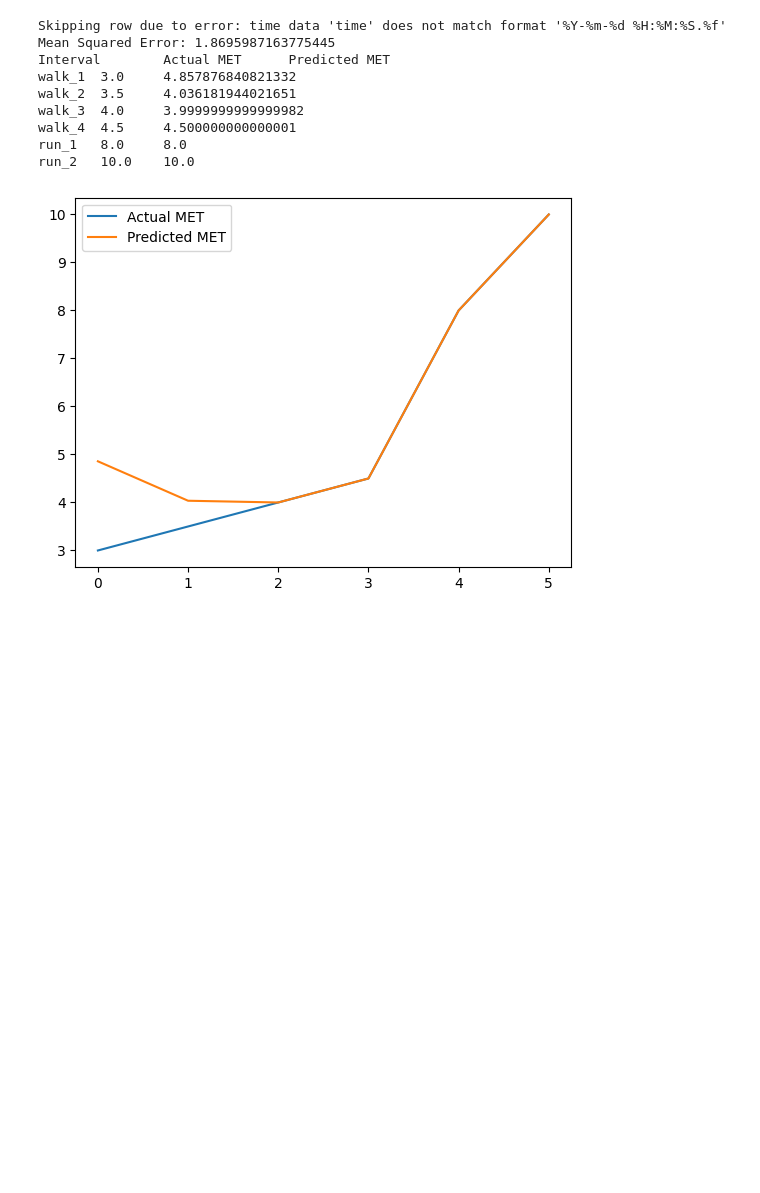
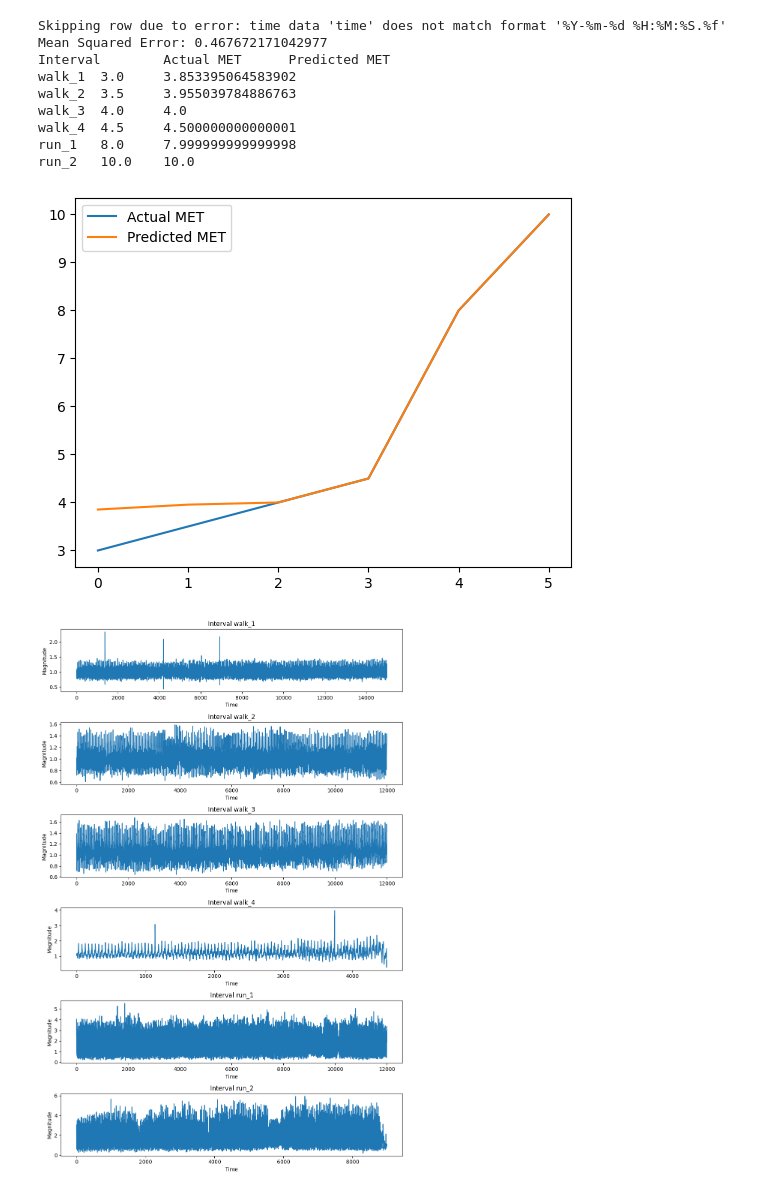
Before and after one commit to SrrHls/AX3_Analysis_M2_IDS_S9_AP, a Jupyter notebook: notebooks/data_process_final.ipynb, the cells around one changed output. Drawn from its saved outputs; the diff is of its cells as text; code cells hidden in the pictures; blank space fills up the shorter version.

Commit message:
Features plotting

```diff
--- a/notebooks/data_process_final.ipynb
+++ b/notebooks/data_process_final.ipynb
@@ -17,8 +17,9 @@ intervals = {
     'walk_3': {'times': ('15:49:00', '15:53:00'), 'MET': 4.0},
     'walk_4': {'times': ('15:54:30', '15:56:00'), 'MET': 4.5},
     'run_1': {'times': ('15:59:00', '16:03:00'), 'MET': 8.0},
-    'run_2': {'times': ('16:05:00', '16:10:00'), 'MET': 10.0}
-}
+        'run_2': {'times': ('16:06:30', '16:09:30'), 'MET': 10.0}
+    }
+
 
 # Convert time strings to datetime objects
 for key in intervals:
@@ -133,36 +134,86 @@ X_train, X_val, y_train, y_val = train_test_split(X, y, test_size=0.2, random_st
 
 # Train a linear regression model
 model = LinearRegression()
 model.fit(X_train, y_train)
 
 # Predict on the validation data
 y_pred = model.predict(X_val)
 
 # Evaluate the model's performance
 mse = mean_squared_error(y_val, y_pred)
 print("Mean Squared Error:", mse)
 
 # Predict MET values based on extracted features
 predicted_MET = model.predict(X)
 
 # Display actual vs predicted MET values
 print("Interval\tActual MET\tPredicted MET")
 for idx, stats in enumerate(stats_list):
     print(f"{stats['Interval']}\t{stats['MET']}\t{predicted_MET[idx]}")
 
+# Function to plot intervals
+def plot_intervals(acc_data, intervals):
+    fig, axs = plt.subplots(len(intervals), 1, figsize=(10, 15))
+
+    for i, (label, info) in enumerate(intervals.items()):
+        start_time = info['times'][0].time()
+        end_time = info['times'][1].time()
+
+        interval_data = [row for row in acc_data if start_time <= row[0].time() <= end_time]
+        if not interval_data:
+            print(f"No data found for interval: {label}")
+            continue
+
+        interval_data = np.array(interval_data, dtype=object)
+        interval_data = interval_data[:, 1:].astype(float)
+        x_accel = interval_data[:, 0]
+        y_accel = interval_data[:, 1]
+        z_accel = interval_data[:, 2]
+
+        # Calculate magnitude
+        accel_magnitude = np.sqrt(np.square(x_accel) + np.square(y_accel) + np.square(z_accel))
+
+        axs[i].plot(accel_magnitude)
+        axs[i].set_title(f'Interval {label}')
+        axs[i].set_xlabel('Time')
+        axs[i].set_ylabel('Magnitude')
+
+    plt.tight_layout()
+    plt.show()
+
 # Plot actual vs predicted MET values
 plt.plot(y, label='Actual MET')
 plt.plot(predicted_MET, label='Predicted MET')
 plt.legend()
 plt.show()
+
+# Call the plot_intervals function
+plot_intervals(acc_data, intervals)
+
+# Plot the features for each interval
+features = ['Mean', 'Standard Deviation', 'Variance', 'Skewness', 'Kurtosis']
+for feature in features:
+    plt.figure(figsize=(10, 6))
+    for stats in stats_list:
+        plt.plot(stats[feature], label=stats['Interval'])
+    plt.title(f'{feature} for each interval')
+    plt.xlabel('Feature Index')
+    plt.ylabel(feature)
+    plt.legend()
+
+
+
+
+plt.show()
 # %% [output]
 Skipping row due to error: time data 'time' does not match format '%Y-%m-%d %H:%M:%S.%f'
-Mean Squared Error: 1.8695987163775445
+Mean Squared Error: 0.467672171042977
 Interval        Actual MET      Predicted MET
-walk_1  3.0     4.857876840821332
-walk_2  3.5     4.036181944021651
-walk_3  4.0     3.9999999999999982
+walk_1  3.0     3.853395064583902
+walk_2  3.5     3.955039784886763
+walk_3  4.0     4.0
 walk_4  4.5     4.500000000000001
-run_1   8.0     8.0
+run_1   8.0     7.999999999999998
 run_2   10.0    10.0
-[figure, old version]
+[figure, new version]
+[figure, added]
```
Also changed, not shown: parts of 1 cell of this notebook.
